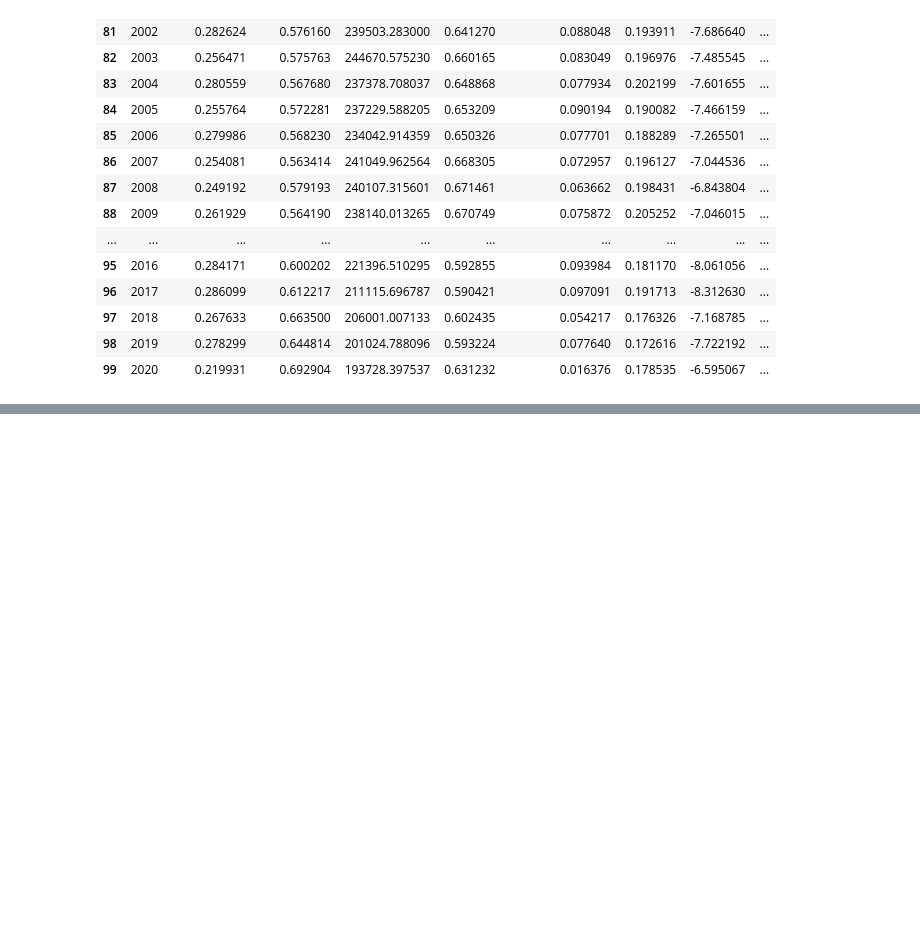
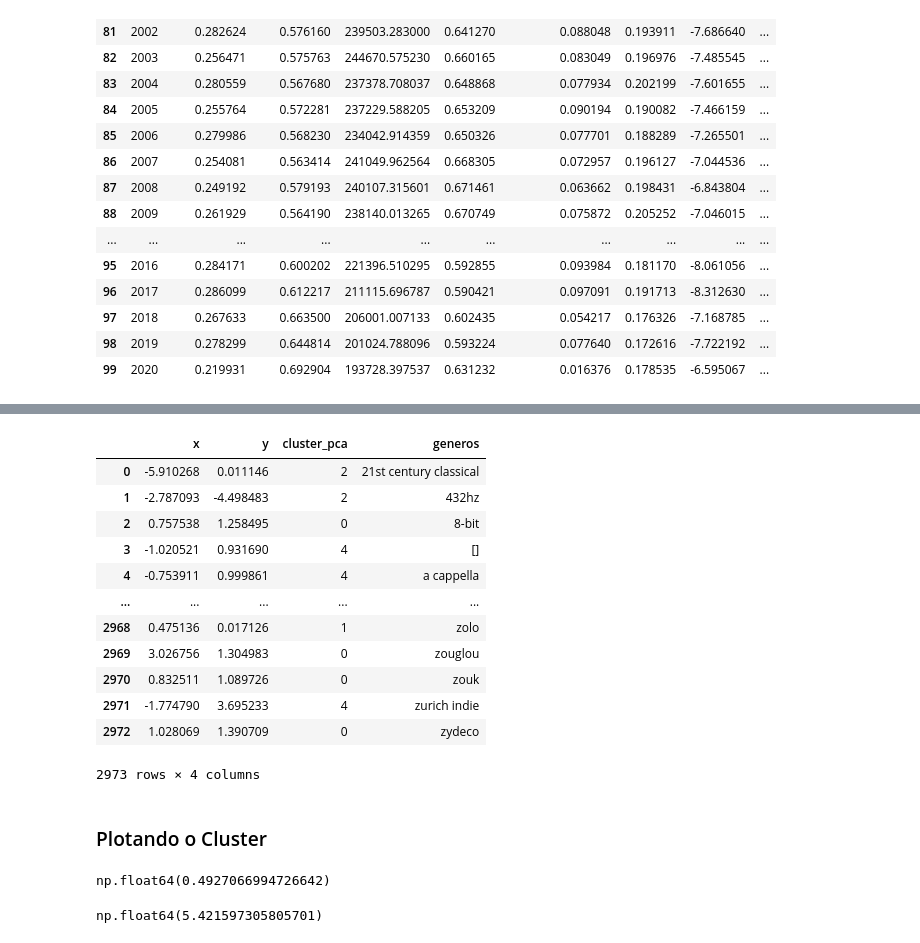
Before and after one commit to SiqueiraGabriel/Estudos_Alura, a Jupyter notebook: 0001Extra_KMeans_RecomendacaoMusica/Projeto.ipynb, the cells around one changed output, grey strips where cells are left out. Cells and saved outputs as stored; diff of their text form; code cells hidden in the pictures; blank space fills up the shorter version.

Commit message:
Inicio do uso do KMeans

```diff
--- a/0001Extra_KMeans_RecomendacaoMusica/Projeto.ipynb
+++ b/0001Extra_KMeans_RecomendacaoMusica/Projeto.ipynb
@@ -69,0 +139,9 @@ dados_anos
+# %%
+SEED = 1224             # Definir que os dados sejam aleatórios mas que seja possível replicar
+np.random.seed(1224)
+
+# Realizar a padronização dos dados
+pca_pipeline = Pipeline([('scaler', StandardScaler()), ('PCA', PCA(n_components=2, random_state=SEED))]) # Lista dos modulos a ser utilizado para a criação da Pipeline
+# %%
+genre_embedding_pca = pca_pipeline.fit_transform(dados_generos1)    # Treinamento com os dados de generos
+projection = pd.DataFrame(columns=['x', 'y'], data=genre_embedding_pca) #
@@ -69,0 +166,8 @@ dados_anos
+# %%
+from sklearn.cluster import KMeans
+
+kmeans_pca = KMeans(n_clusters=5, verbose=True, random_state=SEED) # Verbose: ver o que esta acontecendo
+kmeans_pca.fit(projection)
+
+dados_generos['cluster_pca'] = kmeans_pca.predict(projection) # Salvar o genero que cada cluster possui
+projection['cluster_pca'] = kmeans_pca.predict(projection) # Salvar o genero que cada cluster possui
@@ -69,0 +208,20 @@ dados_anos
+# %%
+# Dentro dos projections s
+projection['generos'] = dados_generos['genres']
+projection
+# %% [output]
+|  | x | y | cluster_pca | generos |
+| 0 | -5.910268 | 0.011146 | 2 | 21st century classical |
+| 1 | -2.787093 | -4.498483 | 2 | 432hz |
+| 2 | 0.757538 | 1.258495 | 0 | 8-bit |
+| 3 | -1.020521 | 0.931690 | 4 | [] |
+| 4 | -0.753911 | 0.999861 | 4 | a cappella |
+| ... | ... | ... | ... | ... |
+| 2968 | 0.475136 | 0.017126 | 1 | zolo |
+| 2969 | 3.026756 | 1.304983 | 0 | zouglou |
+| 2970 | 0.832511 | 1.089726 | 0 | zouk |
+| 2971 | -1.774790 | 3.695233 | 4 | zurich indie |
+| 2972 | 1.028069 | 1.390709 | 0 | zydeco |
+2973 rows × 4 columns
+# %% [markdown]
+### Plotando o Cluster
@@ -69,0 +233,9 @@ dados_anos
+# %%
+# Avaliar a qualidade do cluster
+pca_pipeline[1].explained_variance_ratio_.sum() # Taxa de quase 50% dos dados explicados
+# %% [output]
+np.float64(0.4927066994726642)
+# %%
+pca_pipeline[1].explained_variance_.sum() # Taxa de quase 50% dos dados explicados
+# %% [output]
+np.float64(5.421597305805701)
```
Also changed, not shown: parts of 17 cells of this notebook.
